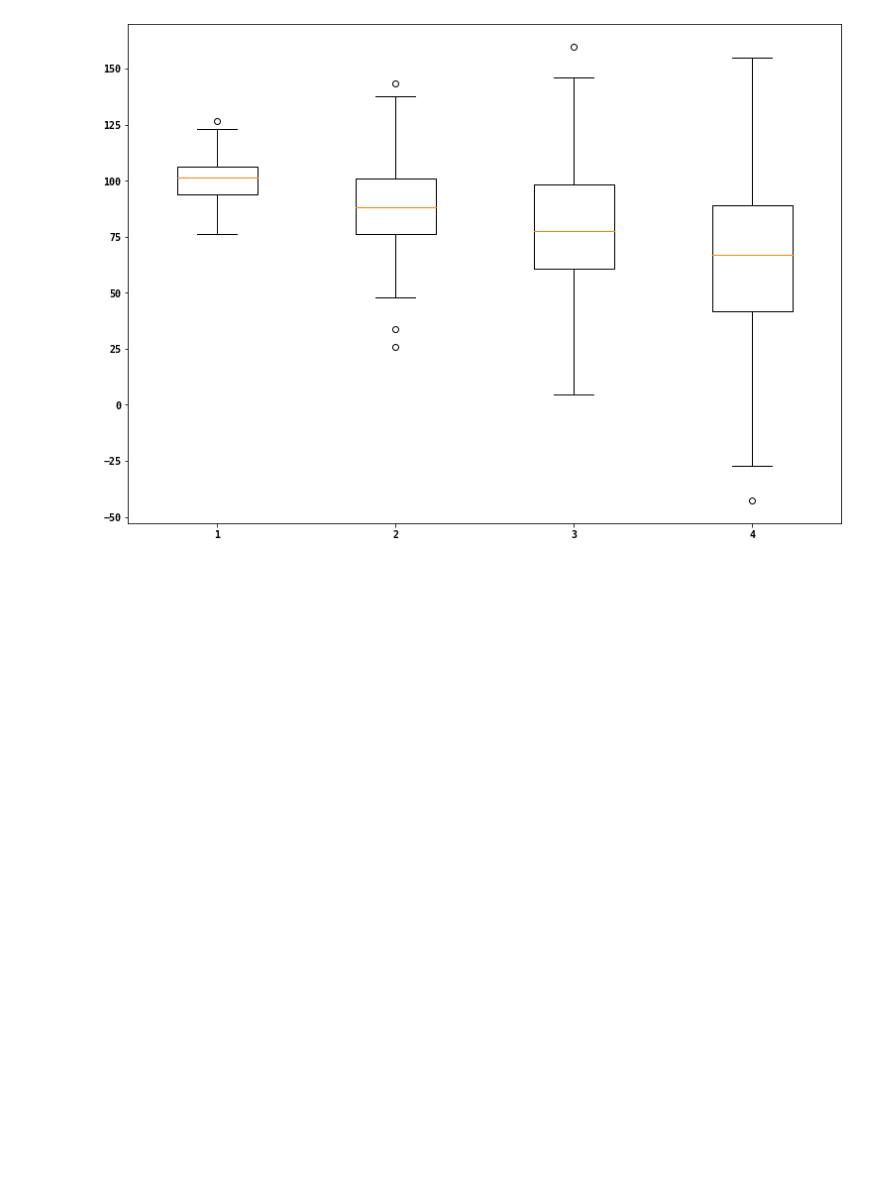
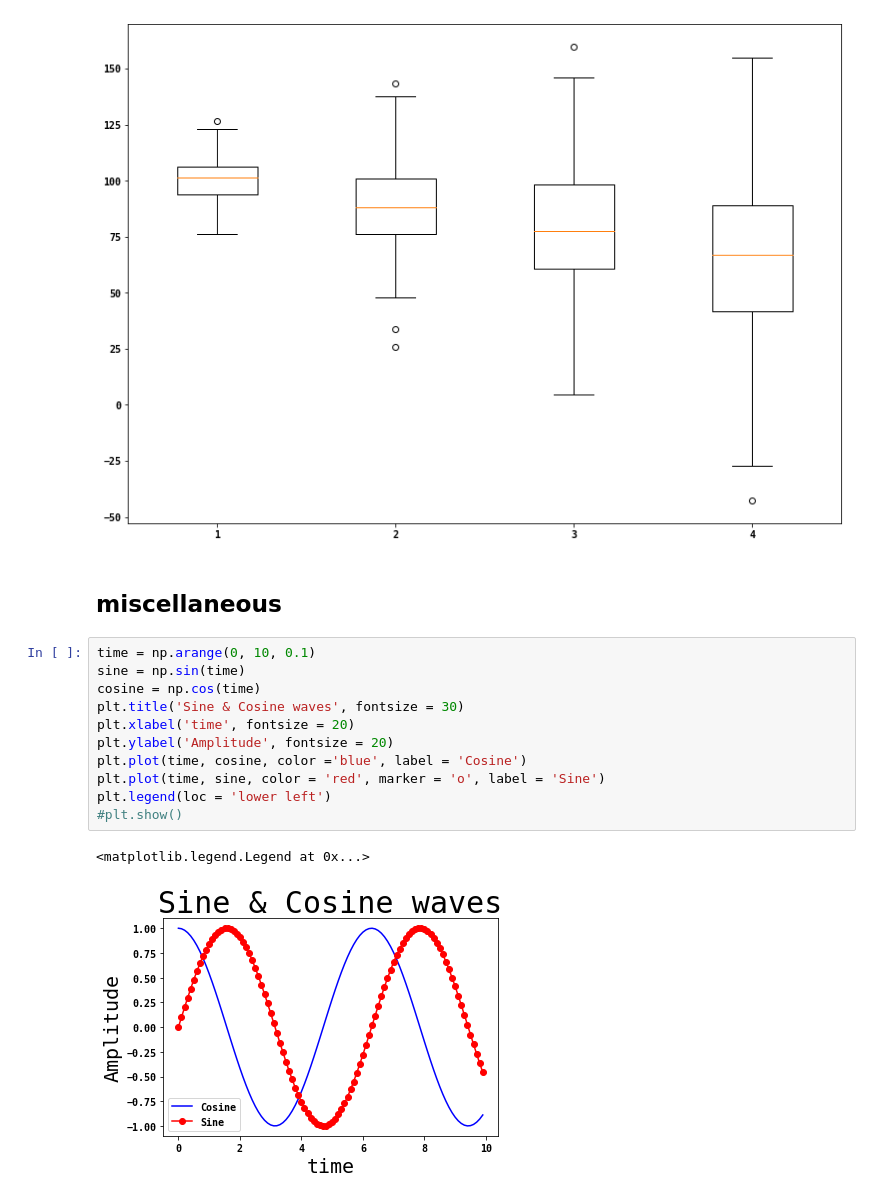
Before and after one commit to Spartan-119/Python-for-Data-Science, a Jupyter notebook: Plotting and Visualization.ipynb, the cells around one changed output. Saved outputs shown, nothing was run; the diff lists cells and outputs as text; blank space fills up the shorter version.

```diff
--- a/Plotting and Visualization.ipynb
+++ b/Plotting and Visualization.ipynb
@@ -411,3 +469,19 @@ bp = ax.boxplot(data)
 plt.show()
 # %% [output]
 [figure]
+# %% [markdown]
+## miscellaneous
+# %%
+time = np.arange(0, 10, 0.1)
+sine = np.sin(time)
+cosine = np.cos(time)
+plt.title('Sine & Cosine waves', fontsize = 30)
+plt.xlabel('time', fontsize = 20)
+plt.ylabel('Amplitude', fontsize = 20)
+plt.plot(time, cosine, color ='blue', label = 'Cosine')
+plt.plot(time, sine, color = 'red', marker = 'o', label = 'Sine')
+plt.legend(loc = 'lower left')
+#plt.show()
+# %% [output]
+<matplotlib.legend.Legend at 0x...>
+[figure, added]
```
Also changed, not shown: parts of 16 cells of this notebook.
